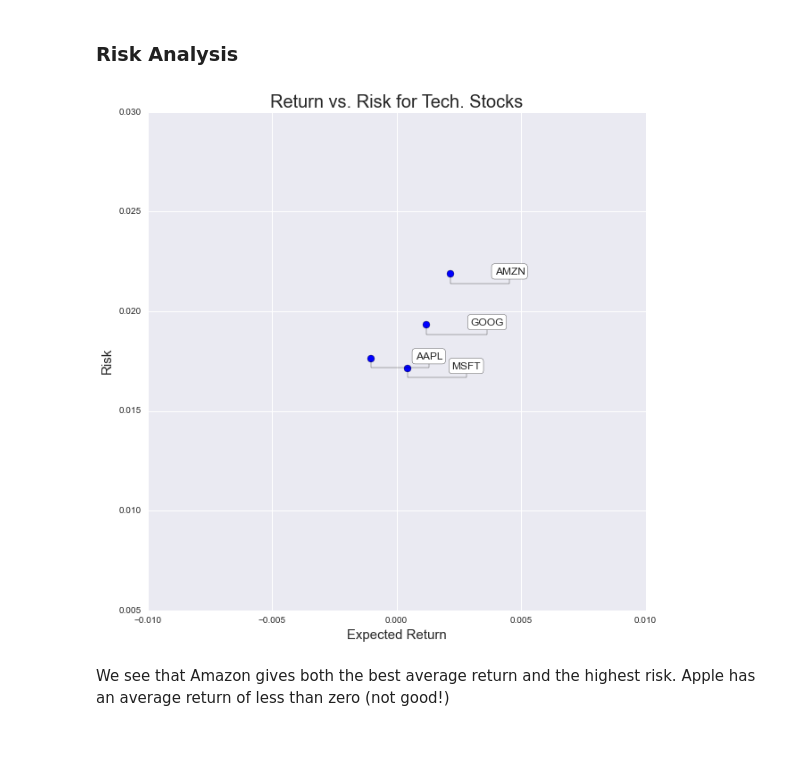
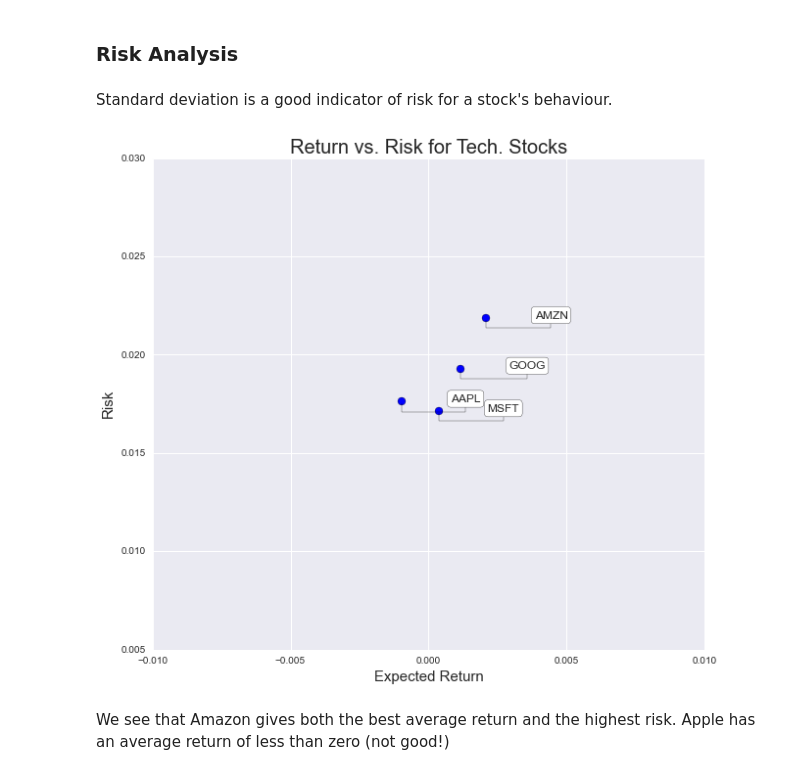
Before and after one commit to RyanSCodes/Stock-Market-Analysis, a Jupyter notebook: Stock-Market-Analysis.ipynb, the cells around one changed output. Cells and saved outputs as stored; diff of their text form; code cells hidden in the pictures; blank space fills up the shorter version.

```diff
--- a/Stock-Market-Analysis.ipynb
+++ b/Stock-Market-Analysis.ipynb
@@ -66,6 +86,9 @@ Daily returns as a plot is too messy and close to net zero.
 # %%
-sns.set(rc={"figure.figsize": (10, 4)})
-sns.set(font_scale=1.3)
+plt.figure(figsize=(7,7))
+
 ax = sns.distplot(AAPL['Daily Return'].dropna(), bins=100, color='purple')
-ax.set(xlabel='Daily Return', ylabel='Count', title='Fig. 5 - Histogram and KDE for Apple Daily Returns')
+ax.set_xlabel('Daily Return', fontsize=15)
+ax.set_ylabel('Count', fontsize=15)
+
+ax.set_title("Histogram and KDE for Apple Daily Returns", fontsize=15, weight='bold')
 # %% [output]
@@ -81,5 +102,6 @@ closing_df = DataReader(tech_list, 'yahoo', start, end)['Adj Close']
 # %%
 tech_rets = closing_df.pct_change()
 # %%
-sns.jointplot(x='GOOG', y='AAPL', data=tech_rets, kind='scatter', color='seagreen')
+sns.set_style("dark")
+ax = sns.jointplot(x='GOOG', y='AAPL', data=tech_rets, kind='scatter', color='seagreen')
 # %% [output]
@@ -96,0 +113,9 @@ sns.pairplot(tech_rets.dropna())
+# %%
+sns.set(style='ticks')
+ax = sns.pairplot(tech_rets.dropna(), diag_kind='hist')
+
+nplot = len(tech_rets.columns)
+for i in range(nplot) :
+    for j in range(nplot) :
+        ax.axes[i, j].locator_params(axis='x', nbins=6, tight=True)
+#ax.axes is now a matrix
@@ -105,5 +134,2 @@ fig.map_diag(plt.hist, bins=30)
 # %% [markdown]
 pairplot is nice and easy scatterplots for all columns in a dataframe (diag is histogram), whilst PairGrid is more customisable. corrplot explicitly calculates the coefficients.
-# %%
-sns.corrplot(tech_rets.dropna(), annot=True)
-sns.set(rc={"figure.figsize": (10, 10)})
@@ -113,20 +142,24 @@ sns.set(rc={"figure.figsize": (10, 10)})
 Apple and Microsoft have the highest degree of correlation (but all four stocks have positive medium correlation).
 # %% [markdown]
 ### Risk Analysis
+# %% [markdown]
+Standard deviation is a good indicator of risk for a stock's behaviour.
 # %%
 rets = tech_rets.dropna()
 area = np.pi*20.0
 
+sns.set(style='darkgrid')
+plt.figure(figsize=(9,9))
 plt.scatter(rets.mean(), rets.std(), s=area)
 plt.xlabel("Expected Return", fontsize=15)
 plt.ylabel("Risk", fontsize=15)
 plt.title("Return vs. Risk for Tech. Stocks", fontsize=20)
 
 for label, x, y in zip(rets.columns, rets.mean(), rets.std()) :
     plt.annotate(label, xy=(x,y), xytext=(50, 0), textcoords='offset points',
                 arrowprops=dict(arrowstyle='-', connectionstyle='bar,angle=180,fraction=-0.2'),
                 bbox=dict(boxstyle="round", fc="w"))
 # %% [output]
-[figure, old version]
+[figure, new version]
 # %% [markdown]
 We see that Amazon gives both the best average return and the highest risk. Apple has an average return of less than zero (not good!)
```
Also changed, not shown: parts of 37 cells of this notebook.
